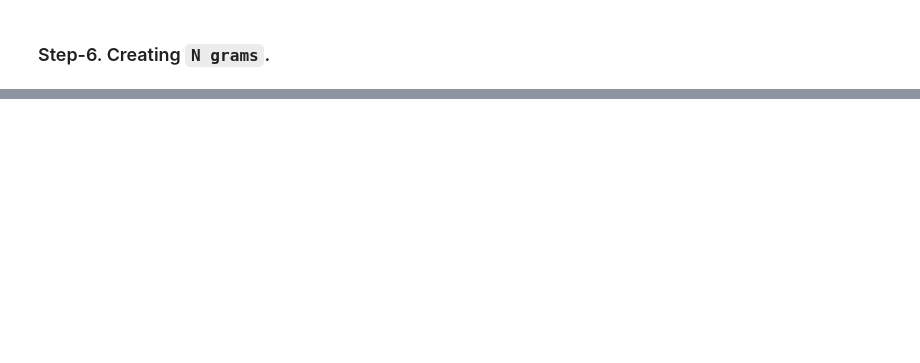
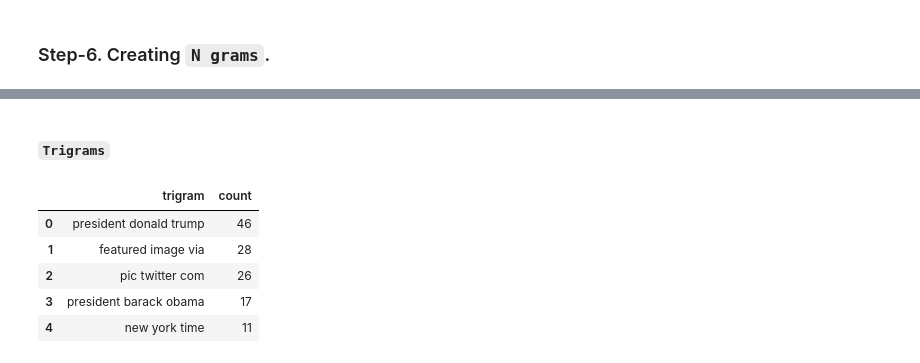
Before and after one commit to Pavan-AIML/NLP_based_REAL-Fake_new_classifier., a Jupyter notebook: code.ipynb, the cells around one changed output, grey strips where cells are left out. Saved outputs shown, nothing was run; the diff lists cells and outputs as text; code cells hidden in the pictures; blank space fills up the shorter version.

```diff
--- a/code.ipynb
+++ b/code.ipynb
@@ -437,0 +534,17 @@ tokens_clean = sum(df['text_clean'], [])
+# %% [markdown]
+#### `Trigrams`
+# %%
+trigrams = pd.Series(nltk.ngrams(tokens_clean, 3)).value_counts()
+trigrams.head()
+trigrams_df = trigrams.reset_index()
+trigrams_df.columns = ['trigram', 'count']
+trigrams_df['trigram'] = trigrams_df['trigram'].apply(lambda x : " ".join(x))
+
+trigrams_df.head()
+# %% [output]
+|  | trigram | count |
+| 0 | president donald trump | 46 |
+| 1 | featured image via | 28 |
+| 2 | pic twitter com | 26 |
+| 3 | president barack obama | 17 |
+| 4 | new york time | 11 |
```
Also changed, not shown: parts of 16 cells of this notebook.
